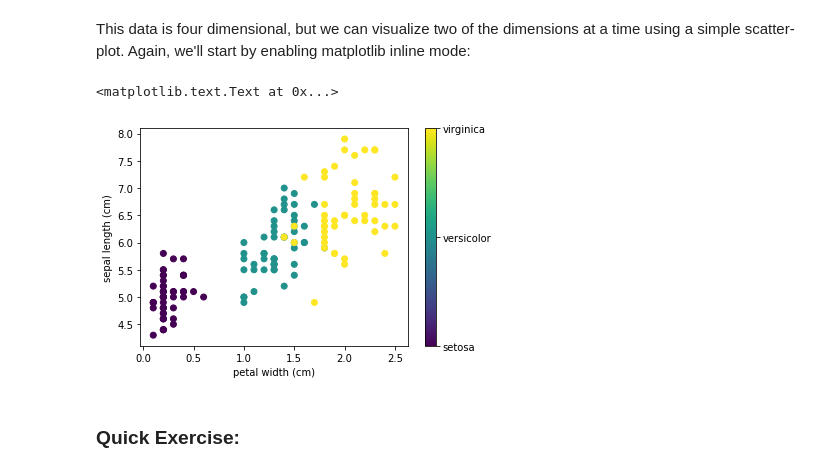
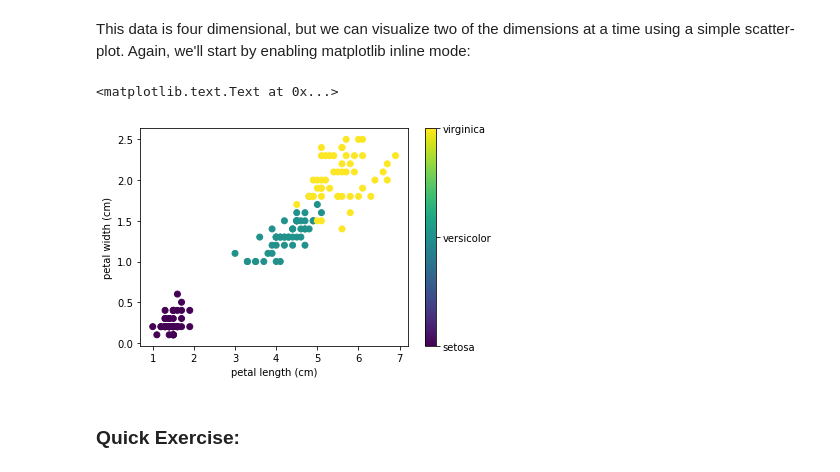
Before and after one commit to chruck/introToML, a Jupyter notebook: Part+2+Sklearn+Data+Representation.ipynb, the cells around one changed output. Drawn from its saved outputs; the diff is of its cells as text; code cells hidden in the pictures.

```diff
--- a/Part+2+Sklearn+Data+Representation.ipynb
+++ b/Part+2+Sklearn+Data+Representation.ipynb
@@ -126,19 +138,19 @@ This data is four dimensional, but we can visualize two of the dimensions at a t
 %matplotlib inline
 import matplotlib.pyplot as plt
 # %%
-x_index = 3
-y_index = 0
+x_index = 2
+y_index = 3
 
 # this formatter will label the colorbar with the correct target names
 formatter = plt.FuncFormatter(lambda i, *args: iris.target_names[int(i)])
 
 plt.scatter(iris.data[:, x_index], iris.data[:, y_index], c=iris.target)
 plt.colorbar(ticks=[0, 1, 2], format=formatter)
 plt.xlabel(iris.feature_names[x_index])
 plt.ylabel(iris.feature_names[y_index])
 # %% [output]
 <matplotlib.text.Text at 0x...>
-[figure, old version]
+[figure, new version]
 # %% [markdown]
 ### Quick Exercise:
 # %% [markdown]
```
Also changed, not shown: parts of 7 cells of this notebook, 3 other files.
